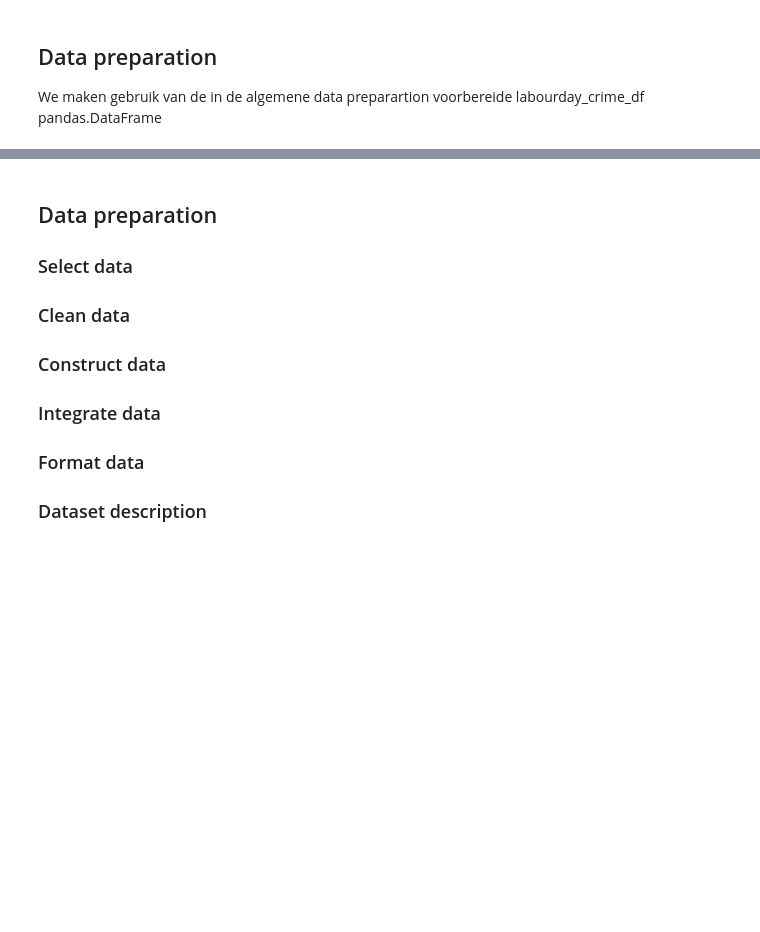
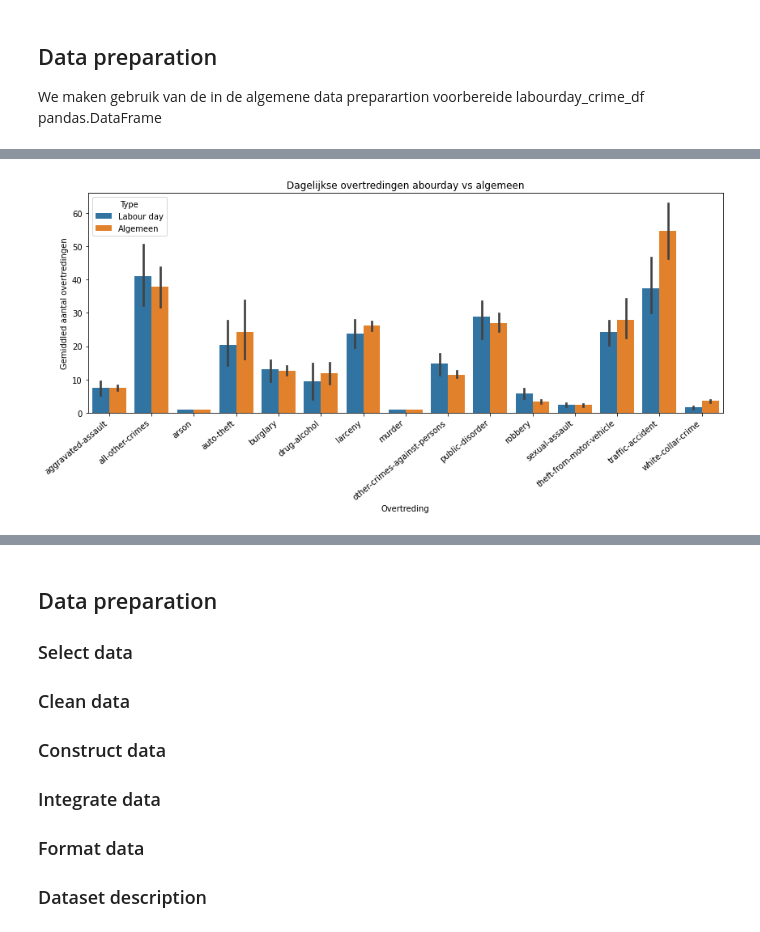
Before and after one commit to KolmschateS/poc-crime, a Jupyter notebook: labour-day-analyse.ipynb, the cells around one changed output, grey strips where cells are left out. Drawn from its saved outputs; the diff is of its cells as text; code cells hidden in the pictures; blank space fills up the shorter version.

Commit message:
Grafieken met vergelijking in type overtredingen per jaar en gemiddeld toegevoegd

```diff
--- a/labour-day-analyse.ipynb
+++ b/labour-day-analyse.ipynb
@@ -268,4 +270,9 @@ De gemiddelde type misdaad op labour day.
 # %%
 # Om onafhankelijk aanpassingen te maken zijn nieuwe variabelen handig, vandaar een copy en een tag j1 (job story 1) aan het begin van het variabel
-j1_labourday_crime_df = labourday_crime_df.copy()
-j1_labourday_offense_df = labourday_offense_df.copy()
+j2_labourday_crime_df = labourday_crime_df.copy()
+j2_labourday_offense_df = labourday_offense_df.copy()
+# %%
+j2_labour_crime_count = j2_labourday_crime_df.groupby(["OFFENSE_CATEGORY_ID", "YEAR"], as_index=False).size()
+j2_labour_crime_count["TYPE"] = "Labour day"
+j2_labour_crime_count.set_index(["OFFENSE_CATEGORY_ID", "TYPE", "YEAR"])
+j2_labour_crime_count
@@ -271,0 +293,10 @@ j1_labourday_offense_df = labourday_offense_df.copy()
+# %%
+j2_crime_count = crime_df.groupby(["OFFENSE_CATEGORY_ID", "REPORTED_DATE_NORMALIZED", "YEAR"], as_index=False).size()
+j2_crime_count = j2_crime_count.groupby(["OFFENSE_CATEGORY_ID", "YEAR"], as_index=False).mean()
+j2_crime_count["size"] = j2_crime_count["size"].round(0)
+j2_crime_count["TYPE"] = "Algemeen"
+
+j2_crime_count.reset_index()
+j2_crime_count.set_index(["OFFENSE_CATEGORY_ID", "TYPE", "YEAR"])
+
+j2_crime_count
@@ -271,0 +317,7 @@ j1_labourday_offense_df = labourday_offense_df.copy()
+# %%
+j2_joined = j2_labour_crime_count.append(j2_crime_count)
+
+
+j2_joined.columns = ["Overtreding", "Jaar", "Gemiddled aantal overtredingen", "Type"]
+j2_joined.index = pd.RangeIndex(len(j2_joined.index))
+j2_joined
@@ -271,0 +338,15 @@ j1_labourday_offense_df = labourday_offense_df.copy()
+# %%
+plt.figure(figsize=(12,6))
+graph = sns.barplot(
+    data=j2_joined,
+    x="Overtreding",
+    y="Gemiddled aantal overtredingen",
+    hue="Type",
+)
+graph.set_xticklabels(graph.get_xticklabels(), rotation=40, ha="right")
+
+plt.title("Dagelijkse overtredingen abourday vs algemeen")
+plt.tight_layout()
+plt.show()
+# %% [output]
+[figure, added]
```
Also changed, not shown: parts of 13 cells of this notebook.
